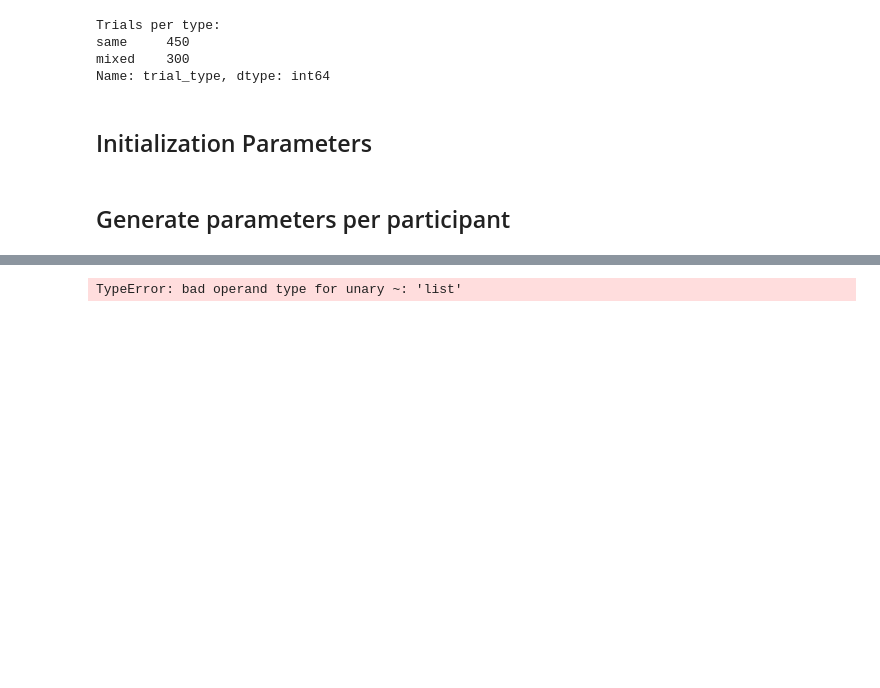
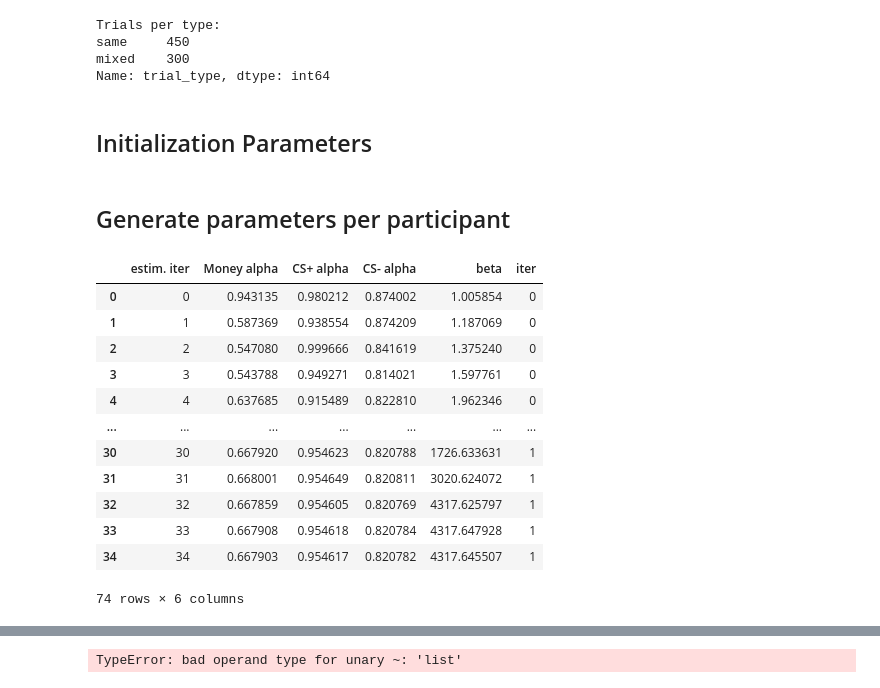
Before and after one commit to ffviana/nutreconDrive, a Jupyter notebook: 3. Analysis/nutrecon_simulation.ipynb, the cells around one changed output, grey strips where cells are left out. Saved outputs shown, nothing was run; the diff lists cells and outputs as text; code cells hidden in the pictures; blank space fills up the shorter version.

```diff
--- a/3. Analysis/nutrecon_simulation.ipynb
+++ b/3. Analysis/nutrecon_simulation.ipynb
@@ -541,0 +705,16 @@ for i in tqdm(range(N_iter)):
+# %%
+st_iterParams_df
+# %% [output]
+|  | estim. iter | Money alpha | CS+ alpha | CS- alpha | beta | iter |
+| 0 | 0 | 0.943135 | 0.980212 | 0.874002 | 1.005854 | 0 |
+| 1 | 1 | 0.587369 | 0.938554 | 0.874209 | 1.187069 | 0 |
+| 2 | 2 | 0.547080 | 0.999666 | 0.841619 | 1.375240 | 0 |
+| 3 | 3 | 0.543788 | 0.949271 | 0.814021 | 1.597761 | 0 |
+| 4 | 4 | 0.637685 | 0.915489 | 0.822810 | 1.962346 | 0 |
+| ... | ... | ... | ... | ... | ... | ... |
+| 30 | 30 | 0.667920 | 0.954623 | 0.820788 | 1726.633631 | 1 |
+| 31 | 31 | 0.668001 | 0.954649 | 0.820811 | 3020.624072 | 1 |
+| 32 | 32 | 0.667859 | 0.954605 | 0.820769 | 4317.625797 | 1 |
+| 33 | 33 | 0.667908 | 0.954618 | 0.820784 | 4317.647928 | 1 |
+| 34 | 34 | 0.667903 | 0.954617 | 0.820782 | 4317.645507 | 1 |
+74 rows × 6 columns
```
Also changed, not shown: parts of 20 cells of this notebook, 2 other files.
